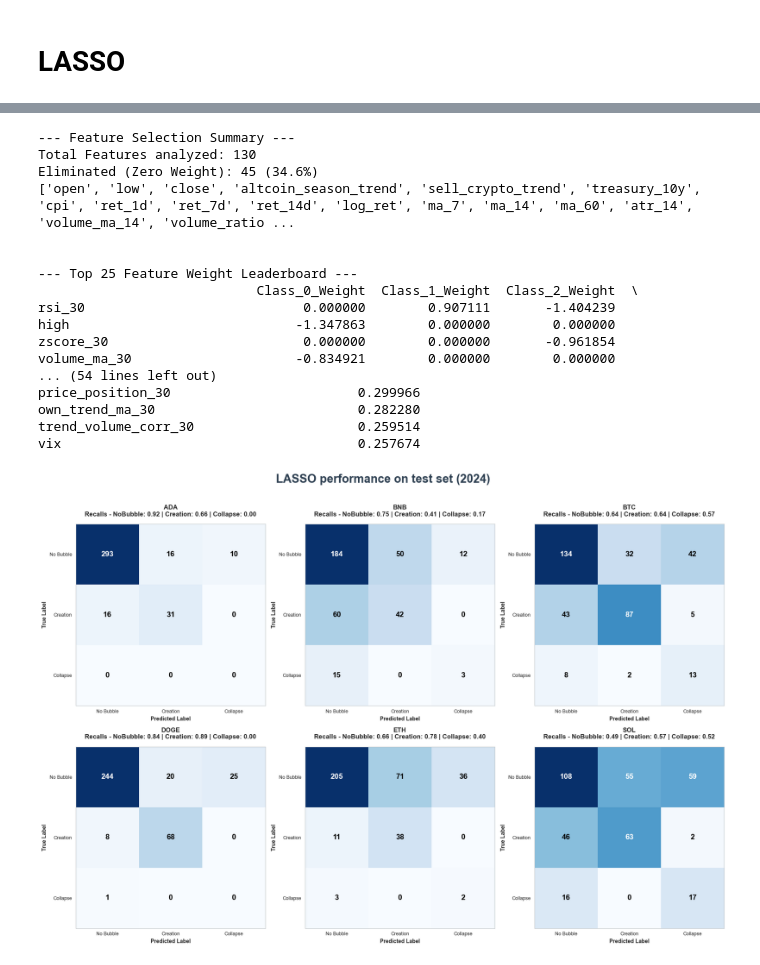
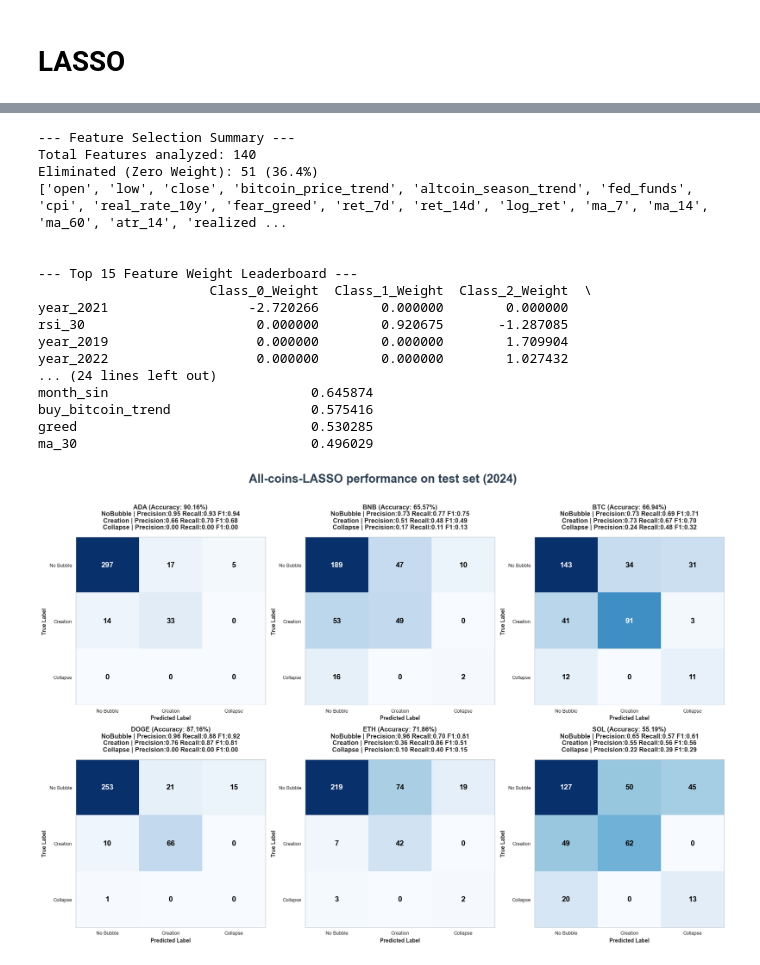
Before and after one commit to MuLancer/DSE4211-Group-18-Cryptocurrency-Market-Bubble-Prediction, a Jupyter notebook: lasso.ipynb, the cells around one changed output, grey strips where cells are left out. Cells and saved outputs as stored; diff of their text form; code cells hidden in the pictures.

Commit message:
add coin-specific LASSO and create data standardisation notebook

```diff
--- a/lasso.ipynb
+++ b/lasso.ipynb
@@ -35,10 +13,0 @@ df = df.dropna(axis=1, how='all')
-# %%
-# 5. Lead the label by 1 day, use yesterday's data to predict today, remove NA
-df['gsadf_map_90_lead'] = df.groupby('symbol')['gsadf_map_90'].shift(-1)
-df['gsadf_map_95_lead'] = df.groupby('symbol')['gsadf_map_95'].shift(-1)
-
-df = df.dropna(subset=['gsadf_map_90_lead'])
-df = df.dropna(subset=['gsadf_map_95_lead'])
-
-df['gsadf_map_90_lead'] = df['gsadf_map_90_lead'].astype(int)
-df['gsadf_map_95_lead'] = df['gsadf_map_95_lead'].astype(int)
@@ -112,7 +31,7 @@ df_scaled
 # %%
-# 8. Train-test split
-train_df = df_scaled[df_scaled['date'] < '2024-01-01']
-test_df = df_scaled[df_scaled['date'] >= '2024-01-01']
+# 2. Train-test split
+train_df = df[df['date'] < '2024-01-01']
+test_df = df[df['date'] >= '2024-01-01']
 # %%
 train_df[['symbol', 'gsadf_map_90']].value_counts()
 # %% [output]
@@ -161,22 +82,24 @@ Name: count, dtype: int64
 # %%
-# 9. Train multinomial logistic regression with Lasso penalty (1.0 L1-ratio in ElasticNet)
-all_cols = df.columns.tolist()
-not_x = ['symbol', 'date', 'year', 'gsadf_map_95', 'gsadf_map_90', 'gsadf_map_90_lead', 'gsadf_map_95_lead']
+# 3. Train multinomial logistic regression with Lasso penalty
+all_cols = train_df.columns.tolist()
+not_x = ['symbol', 'date', 'gsadf_map_95', 'gsadf_map_90', 'gsadf_map_90_lead', 'gsadf_map_95_lead']
 x_cols = [col for col in all_cols if col not in not_x]
 
 X_train = train_df[x_cols]
 y_train = train_df['gsadf_map_90_lead'].astype(int)
 
 clf = LogisticRegressionCV(
-        penalty='elasticnet',
+        penalty='l1',
         solver='saga',
+        multi_class='multinomial',
         class_weight='balanced',
-        l1_ratios=[1.0],
         cv=5,
-        max_iter=5000,
+        max_iter=10000,
         random_state=42,
         n_jobs=-1
     )
 
 clf.fit(X_train, y_train)
+
+joblib.dump(clf, f'models/lasso_all_coins.pkl')
 # %% [output]
@@ -186,5 +107,5 @@ LogisticRegressionCV(class_weight='balanced', cv=5, l1_ratios=[1.0],
 # %%
-# 10. Evaluate model coefficients
+# 4. Evaluate model coefficients
 weights_df = pd.DataFrame(
     clf.coef_,
     columns=x_cols,
@@ -209,27 +130,28 @@ print("\n")
 # Sort by impact (Highest at the top, 0s at the bottom)
 weights_df = weights_df.sort_values(by='Total_Absolute_Impact', ascending=False)
 
-print("--- Top 25 Feature Weight Leaderboard ---")
-print(weights_df.head(30))
+print("--- Top 15 Feature Weight Leaderboard ---")
+print(weights_df.head(15))
 # %% [output]
 --- Feature Selection Summary ---
-Total Features analyzed: 130
-Eliminated (Zero Weight): 45 (34.6%)
-['open', 'low', 'close', 'altcoin_season_trend', 'sell_crypto_trend', 'treasury_10y', 'cpi', 'ret_1d', 'ret_7d', 'ret_14d', 'log_ret', 'ma_7', 'ma_14', 'ma_60', 'atr_14', 'volume_ma_14', 'volume_ratio ...
+Total Features analyzed: 140
+Eliminated (Zero Weight): 51 (36.4%)
+['open', 'low', 'close', 'bitcoin_price_trend', 'altcoin_season_trend', 'fed_funds', 'cpi', 'real_rate_10y', 'fear_greed', 'ret_7d', 'ret_14d', 'log_ret', 'ma_7', 'ma_14', 'ma_60', 'atr_14', 'realized ...
 
 
---- Top 25 Feature Weight Leaderboard ---
-                            Class_0_Weight  Class_1_Weight  Class_2_Weight  \
-rsi_30                            0.000000        0.907111       -1.404239
-high                             -1.347863        0.000000        0.000000
-zscore_30                         0.000000        0.000000       -0.961854
-volume_ma_30                     -0.834921        0.000000        0.000000
-... (54 lines left out)
-price_position_30                        0.299966
-own_trend_ma_30                          0.282280
-trend_volume_corr_30                     0.259514
-vix                                      0.257674
+--- Top 15 Feature Weight Leaderboard ---
+                      Class_0_Weight  Class_1_Weight  Class_2_Weight  \
+year_2021                  -2.720266        0.000000        0.000000
+rsi_30                      0.000000        0.920675       -1.287085
+year_2019                   0.000000        0.000000        1.709904
+year_2022                   0.000000        0.000000        1.027432
+... (24 lines left out)
+month_sin                          0.645874
+buy_bitcoin_trend                  0.575416
+greed                              0.530285
+ma_30                              0.496029
 # %%
+# 11. Test model on test set and show confusion matrix for each coin
 coins = test_df['symbol'].unique()
 fig, axes = plt.subplots(2, 3, figsize=(18, 13))
 axes = axes.flatten()
@@ -251,7 +173,8 @@ for i, coin in enumerate(coins):
     cm = confusion_matrix(y_true, y_pred, labels=labels)
 
     # Calculate Recalls
-    recalls = recall_score(y_true, y_pred, labels=labels, average=None, zero_division=0)
+    precision, recall, f1, _ = precision_recall_fscore_support(y_true, y_pred, labels=labels, zero_division=0)
+    acc = accuracy_score(y_true, y_pred)
 
     # Plotting the Matrix Heatmap
     im = ax.imshow(cm, cmap='Blues', aspect='auto')
@@ -262,35 +185,37 @@ for i, coin in enumerate(coins):
     for row in range(len(labels)):
         for col in range(len(labels)):
             ax.text(col, row, format(cm[row, col], 'd'),
                     ha="center", va="center",
                     color="white" if cm[row, col] > cm.max()/2 else "black",
                     fontsize=14, fontweight='bold')
 
     # Titles and Recalls
-    title_str = (f"{coin}\n"
-                 f"Recalls - NoBubble: {recalls[0]:.2f} | Creation: {recalls[1]:.2f} | Collapse: {recalls[2]:.2f}")
+    title_str = (f"{coin} (Accuracy: {acc:.2%})\n"
+                 f"NoBubble | Precision:{precision[0]:.2f} Recall:{recall[0]:.2f} F1:{f1[0]:.2f}\n"
+                 f"Creation | Precision:{precision[1]:.2f} Recall:{recall[1]:.2f} F1:{f1[1]:.2f}\n"
+                 f"Collapse | Precision:{precision[2]:.2f} Recall:{recall[2]:.2f} F1:{f1[2]:.2f}")
     ax.set_title(title_str, fontsize=12, fontweight='bold', pad=15)
 
     # --- ADDED X AND Y LABELS ---
     ax.set_xlabel('Predicted Label', fontsize=10, fontweight='bold')
     ax.set_ylabel('True Label', fontsize=10, fontweight='bold')
 
     # Tick settings
     ax.set_xticks(np.arange(len(labels)))
     ax.set_yticks(np.arange(len(labels)))
     ax.set_xticklabels(target_names, fontsize=9)
     ax.set_yticklabels(target_names, fontsize=9)
 
     # Clean up axis spines
     for spine in ax.spines.values():
         spine.set_visible(True)
         spine.set_color('#bdc3c7')
 
 plt.tight_layout(rect=[0, 0.03, 1, 0.93])
-plt.suptitle("LASSO performance on test set (2024)",
+plt.suptitle("All-coins-LASSO performance on test set (2024)",
              fontsize=22, fontweight='bold', y=0.98, color='#2c3e50')
 
-plt.savefig('data/outputs/LASSO_confusion_matrix.png', dpi=300, bbox_inches='tight')
+plt.savefig('data/outputs/All_coins_LASSO_confusion_matrix.png', dpi=300, bbox_inches='tight')
 plt.show()
 # %% [output]
-[figure, old version]
+[figure, new version]
```
Also changed, not shown: parts of 17 cells of this notebook, 14 other files.
